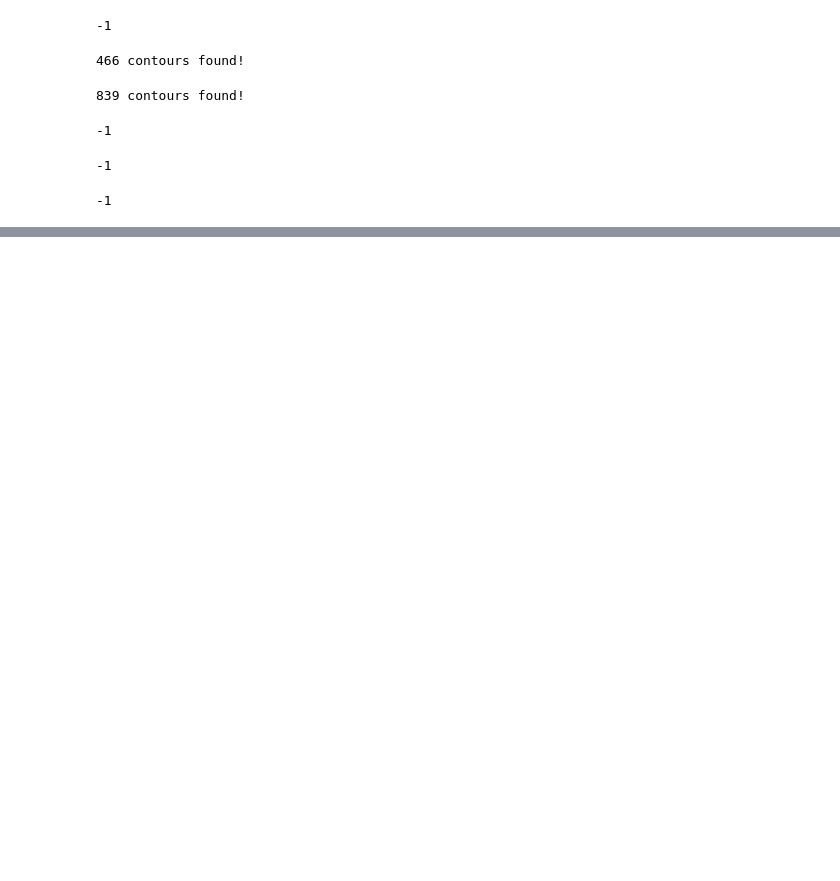
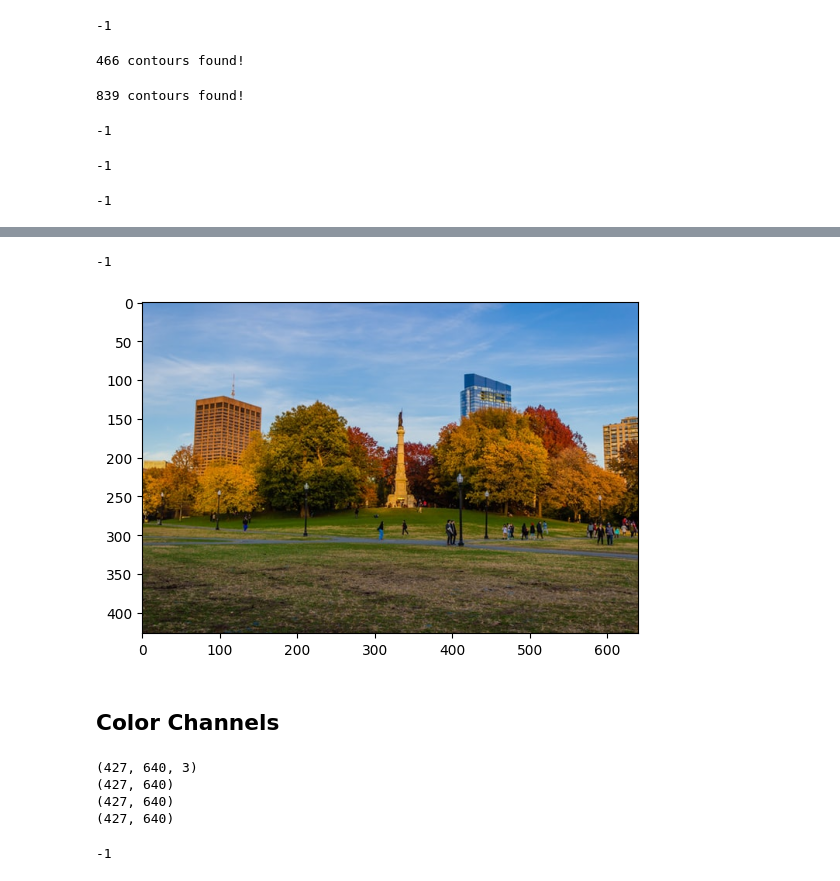
Before and after one commit to TridentifyIshaan/DLforCV, a Jupyter notebook: 10.ipynb, the cells around one changed output, grey strips where cells are left out. Saved outputs shown, nothing was run; the diff lists cells and outputs as text; code cells hidden in the pictures; blank space fills up the shorter version.

```diff
--- a/10.ipynb
+++ b/10.ipynb
@@ -344,0 +378,54 @@ cv.waitKey(0)
+# %%
+# BGR to RGB
+
+rgb = cv.cvtColor(img, cv.COLOR_BGR2RGB)
+cv.imshow('RGB', rgb)
+cv.waitKey(0)
+# %% [output]
+-1
+# %%
+# BGR to RGB
+
+rgb = cv.cvtColor(img, cv.COLOR_BGR2RGB)
+cv.imshow('RGB', rgb)
+cv.waitKey(0)
+# %%
+# Matplotlib inverting rgb to bgr now. ROFL!
+
+plt.imshow(rgb)
+plt.show()
+# %% [output]
+[figure, added]
+# %% [markdown]
+## Color Channels
+# %%
+img = cv.imread('Resources/Photos/park.jpg')
+cv.imshow('Park', img)
+
+blank = np.zeros(img.shape[:2], dtype='uint8')
+
+b,g,r = cv.split(img)
+
+blue = cv.merge([b,blank,blank])
+green = cv.merge([blank,g,blank])
+red = cv.merge([blank,blank,r])
+
+cv.imshow('Blue', blue)
+cv.imshow('Green', green)
+cv.imshow('Red', red)
+
+print(img.shape)
+print(b.shape)
+print(g.shape)
+print(r.shape)
+
+merged = cv.merge([b,g,r])
+cv.imshow('Merged Image', merged)
+
+cv.waitKey(0)
+# %% [output]
+(427, 640, 3)
+(427, 640)
+(427, 640)
+(427, 640)
+-1
```
Also changed, not shown: parts of 26 cells of this notebook.
